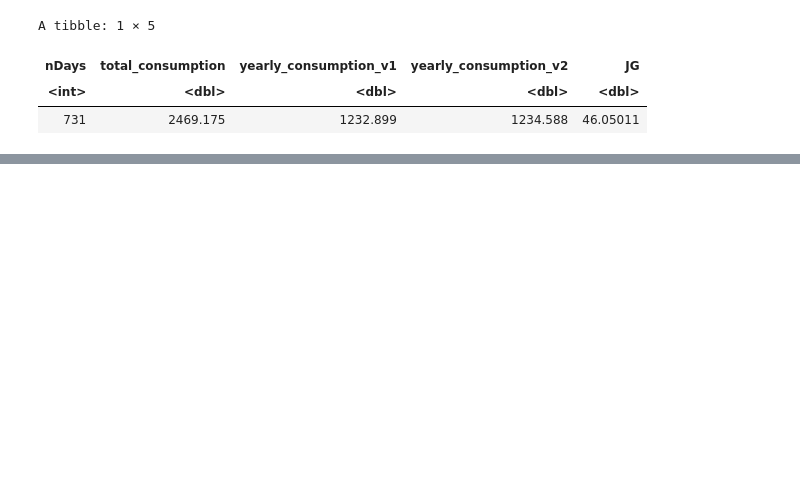
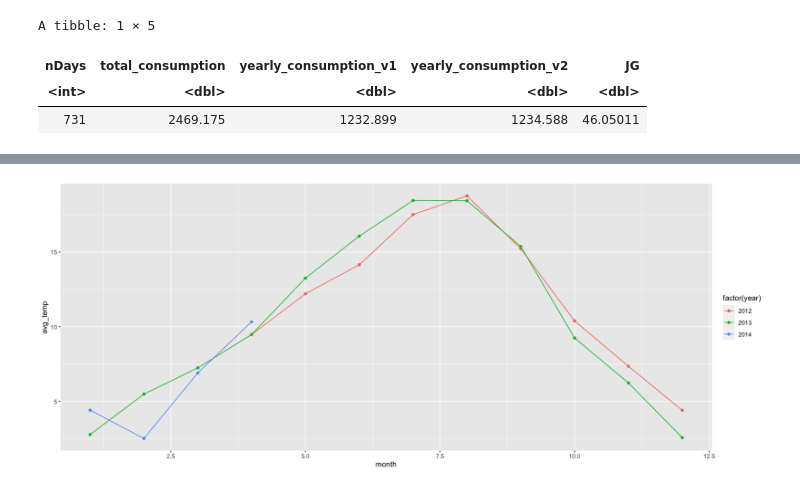
Before and after one commit to philippebarrette4/INF1430, a Jupyter notebook: scripts/GazAnalysis/Sub-Meters/FRG.ipynb, the cells around one changed output, grey strips where cells are left out. Cells and saved outputs as stored; diff of their text form; code cells hidden in the pictures; blank space fills up the shorter version.

```diff
--- a/scripts/GazAnalysis/Sub-Meters/FRG.ipynb
+++ b/scripts/GazAnalysis/Sub-Meters/FRG.ipynb
@@ -127,0 +148,6 @@ FRG_Temp_int %>%
+# %%
+ggplot(myDF, aes(x = month, y = avg_temp, color = factor(year))) +
+    geom_point() +
+    geom_line()
+# %% [output]
+[figure, added]
```
Also changed, not shown: parts of 23 cells of this notebook, 1 other file.
